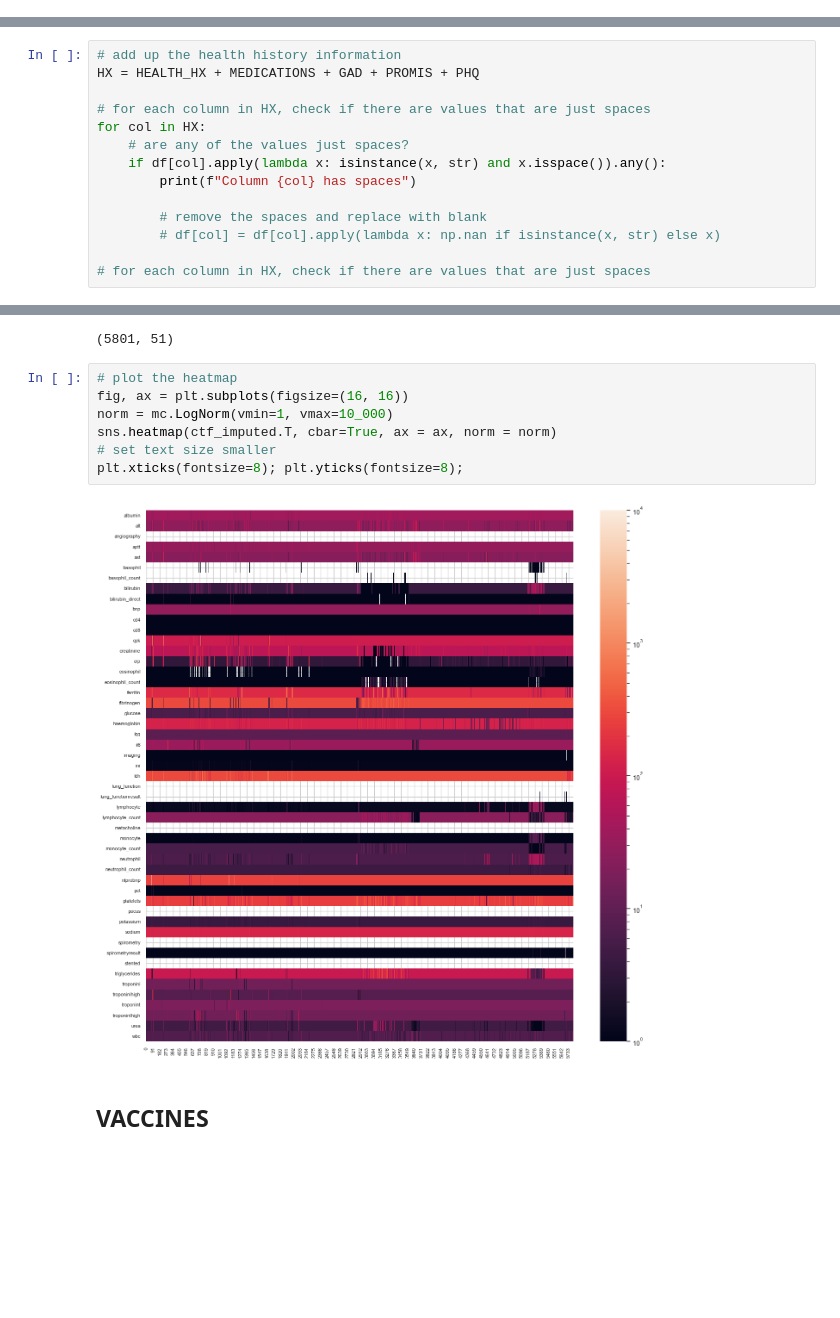
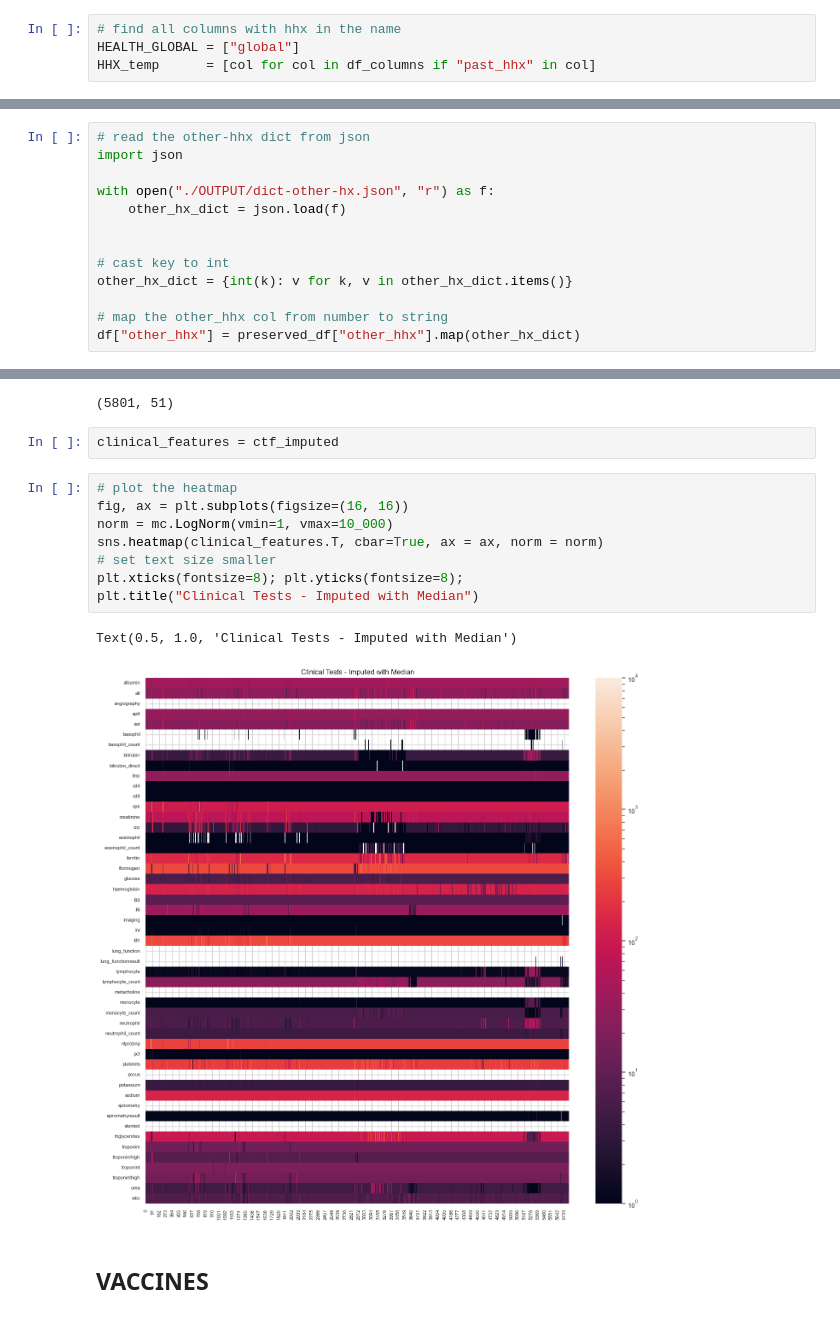
Before and after one commit to davidtweddell/lc_repo, a Jupyter notebook: 01-inspect-data.ipynb, the cells around one changed output, grey strips where cells are left out. Cells and saved outputs as stored; diff of their text form; blank space fills up the shorter version.

```diff
--- a/01-inspect-data.ipynb
+++ b/01-inspect-data.ipynb
@@ -333,0 +342,4 @@ lc_site
+# %%
+# find all columns with hhx in the name
+HEALTH_GLOBAL = ["global"]
+HHX_temp      = [col for col in df_columns if "past_hhx" in col]
@@ -333,0 +400,13 @@ lc_site
+# %%
+# read the other-hhx dict from json
+import json
+
+with open("./OUTPUT/dict-other-hx.json", "r") as f:
+    other_hx_dict = json.load(f)
+
+
+# cast key to int
+other_hx_dict = {int(k): v for k, v in other_hx_dict.items()}
+
+# map the other_hhx col from number to string
+df["other_hhx"] = preserved_df["other_hhx"].map(other_hx_dict)
@@ -336,14 +420,0 @@ lc_site
-# %%
-# add up the health history information
-HX = HEALTH_HX + MEDICATIONS + GAD + PROMIS + PHQ
-
-# for each column in HX, check if there are values that are just spaces
-for col in HX:
-    # are any of the values just spaces?
-    if df[col].apply(lambda x: isinstance(x, str) and x.isspace()).any():
-        print(f"Column {col} has spaces")
-
-        # remove the spaces and replace with blank
-        # df[col] = df[col].apply(lambda x: np.nan if isinstance(x, str) else x)
-
-# for each column in HX, check if there are values that are just spaces
@@ -457,14 +614,18 @@ ctf_imputed = pd.DataFrame(imp.fit_transform(clinical_test_features), columns =
 print(ctf_imputed.shape)
 # %% [output]
 (5801, 51)
+# %%
+clinical_features = ctf_imputed
 # %%
 # plot the heatmap
 fig, ax = plt.subplots(figsize=(16, 16))
 norm = mc.LogNorm(vmin=1, vmax=10_000)
-sns.heatmap(ctf_imputed.T, cbar=True, ax = ax, norm = norm)
+sns.heatmap(clinical_features.T, cbar=True, ax = ax, norm = norm)
 # set text size smaller
 plt.xticks(fontsize=8); plt.yticks(fontsize=8);
+plt.title("Clinical Tests - Imputed with Median")
 # %% [output]
+Text(0.5, 1.0, 'Clinical Tests - Imputed with Median')
-[figure, old version]
+[figure, new version]
 # %% [markdown]
 ## VACCINES
```
Also changed, not shown: parts of 95 cells of this notebook.
